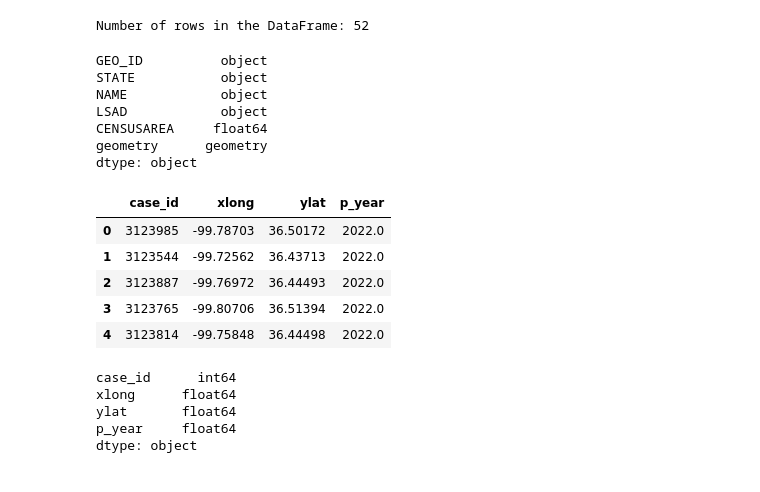
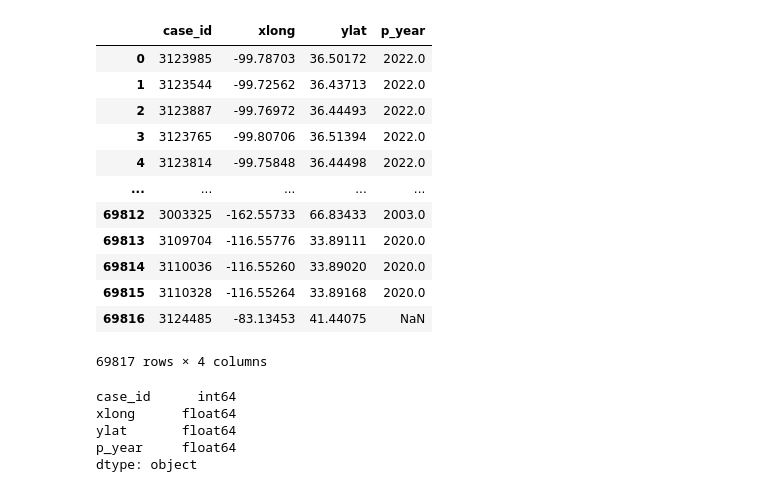
Before and after one commit to MF-MSB/Project_1, a Jupyter notebook: Question_2_Part_3.ipynb, the cells around one changed output. Cells and saved outputs as stored; diff of their text form; code cells hidden in the pictures.

```diff
--- a/Question_2_Part_3.ipynb
+++ b/Question_2_Part_3.ipynb
@@ -22,33 +9,29 @@ gdf1.head(5)
-# %%
-row_count = len(gdf1)
-print("Number of rows in the DataFrame:", row_count)
-# %% [output]
-Number of rows in the DataFrame: 52
-# %%
-data_types = gdf1.dtypes
-print(data_types)
-# %% [output]
-GEO_ID          object
-STATE           object
-NAME            object
-LSAD            object
-CENSUSAREA     float64
-geometry      geometry
-dtype: object
 # %%
 # Call the USWTDB API and apply custom URL parameters to the request. Parameters allow us to filter the data return.
 data_url = "https://eersc.usgs.gov/api/uswtdb/v1/turbines?&t_cap=gt.0&select=case_id,xlong,ylat,p_year"
+# request the data and transfer to data frame
+response_data=requests.get(data_url)
+
 
 # Parse the JSON response from the API return and populate the dataframe
-df1 = pd.read_json(data_url)
+data=response_data.json()
+df=pd.json_normalize(data)
+
 
 # Preview the first five records of our dataframe based on the custom URL paramters in the API request
-df1.head(5)
+display(df)
 # %% [output]
 |  | case_id | xlong | ylat | p_year |
 | 0 | 3123985 | -99.78703 | 36.50172 | 2022.0 |
 | 1 | 3123544 | -99.72562 | 36.43713 | 2022.0 |
 | 2 | 3123887 | -99.76972 | 36.44493 | 2022.0 |
 | 3 | 3123765 | -99.80706 | 36.51394 | 2022.0 |
 | 4 | 3123814 | -99.75848 | 36.44498 | 2022.0 |
+| ... | ... | ... | ... | ... |
+| 69812 | 3003325 | -162.55733 | 66.83433 | 2003.0 |
+| 69813 | 3109704 | -116.55776 | 33.89111 | 2020.0 |
+| 69814 | 3110036 | -116.55260 | 33.89020 | 2020.0 |
+| 69815 | 3110328 | -116.55264 | 33.89168 | 2020.0 |
+| 69816 | 3124485 | -83.13453 | 41.44075 | NaN |
+69817 rows × 4 columns
 # %%
```
Also changed, not shown: parts of 19 cells of this notebook, 1 other file.
